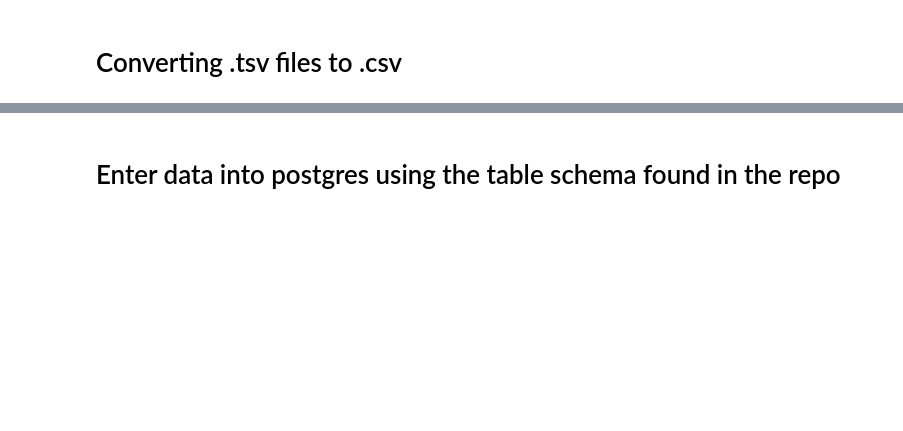
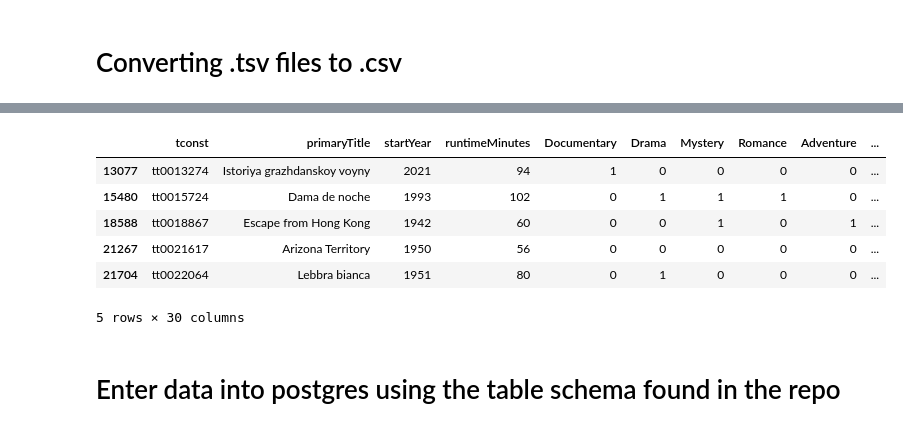
Before and after one commit to SamEaton20/IMBD_database, a Jupyter notebook: Imdb.ipynb, the cells around one changed output, grey strips where cells are left out. Cells and saved outputs as stored; diff of their text form; code cells hidden in the pictures; blank space fills up the shorter version.

```diff
--- a/Imdb.ipynb
+++ b/Imdb.ipynb
@@ -97,0 +5,12 @@ ratings_df1 = ratings_df[ratings_df['tconst'].isin(basics_df6['tconst'])]
+# %%
+# File paths
+input_file = 'Resources/TSV/title.ratings.tsv'
+
+# Read the TSV data into a DataFrame
+ratings_df = pd.read_csv(input_file, sep='\t', low_memory=False)  # Read as TSV
+# %%
+# File paths
+input_file = 'Resources/TSV/title.basics.tsv'
+
+# Read the TSV file, replace '\N' with NaN, and handle bad lines
+basics_df = pd.read_csv(input_file, sep='\t', na_values=['\\N'], low_memory=False)
@@ -98,3 +107,13 @@ ratings_df1 = ratings_df[ratings_df['tconst'].isin(basics_df6['tconst'])]
 # %%
 basics_df7 = basics_df6[basics_df6['tconst'].isin(ratings_df1['tconst'])]
+# %%
+basics_df7.head()
+# %% [output]
+|  | tconst | primaryTitle | startYear | runtimeMinutes | Documentary | Drama | Mystery | Romance | Adventure | ... |
+| 13077 | tt0013274 | Istoriya grazhdanskoy voyny | 2021 | 94 | 1 | 0 | 0 | 0 | 0 | ... |
+| 15480 | tt0015724 | Dama de noche | 1993 | 102 | 0 | 1 | 1 | 1 | 0 | ... |
+| 18588 | tt0018867 | Escape from Hong Kong | 1942 | 60 | 0 | 0 | 1 | 0 | 1 | ... |
+| 21267 | tt0021617 | Arizona Territory | 1950 | 56 | 0 | 0 | 0 | 0 | 0 | ... |
+| 21704 | tt0022064 | Lebbra bianca | 1951 | 80 | 0 | 1 | 0 | 0 | 0 | ... |
+5 rows × 30 columns
 # %%
```
Also changed, not shown: parts of 46 cells of this notebook, 4 other files.
